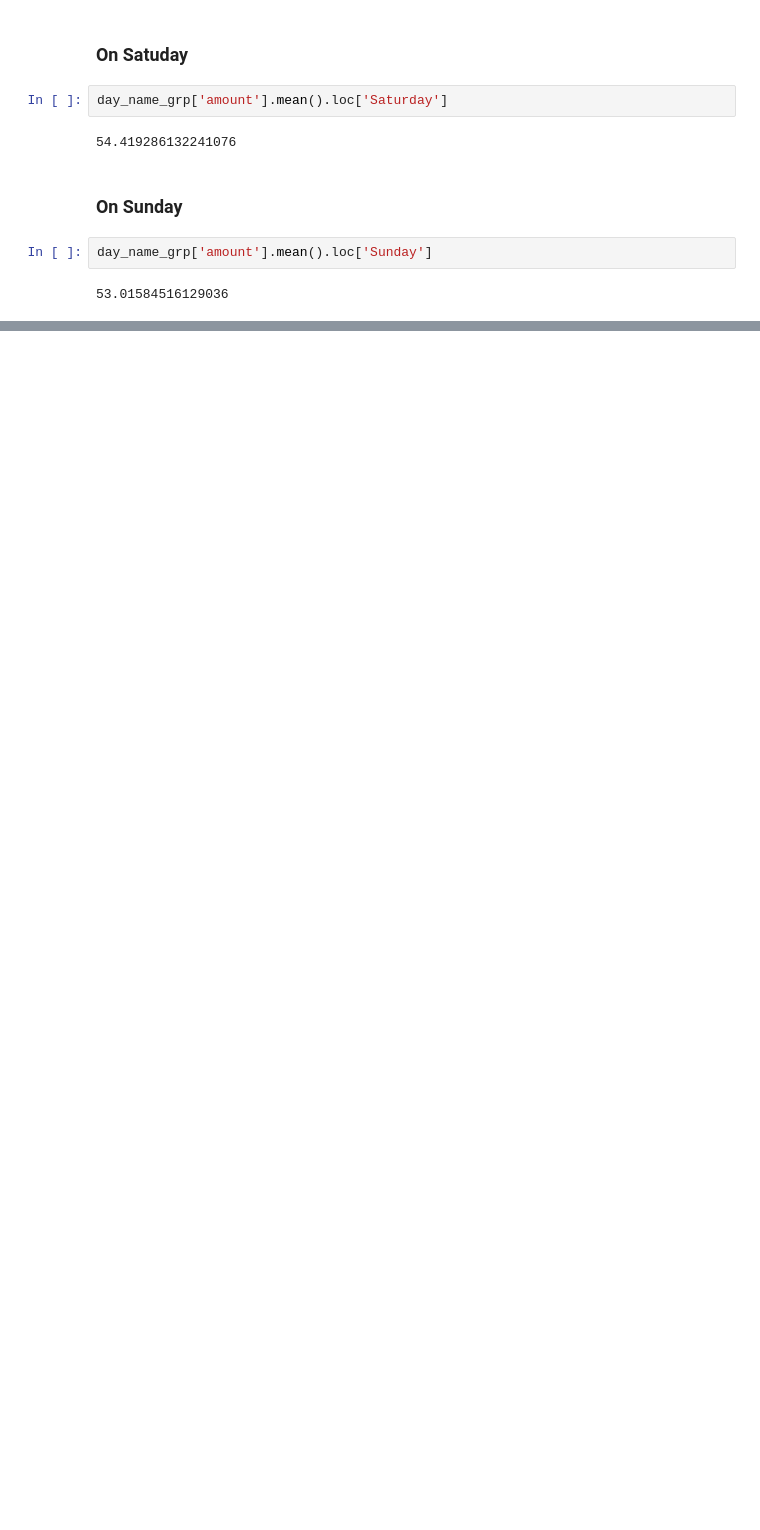
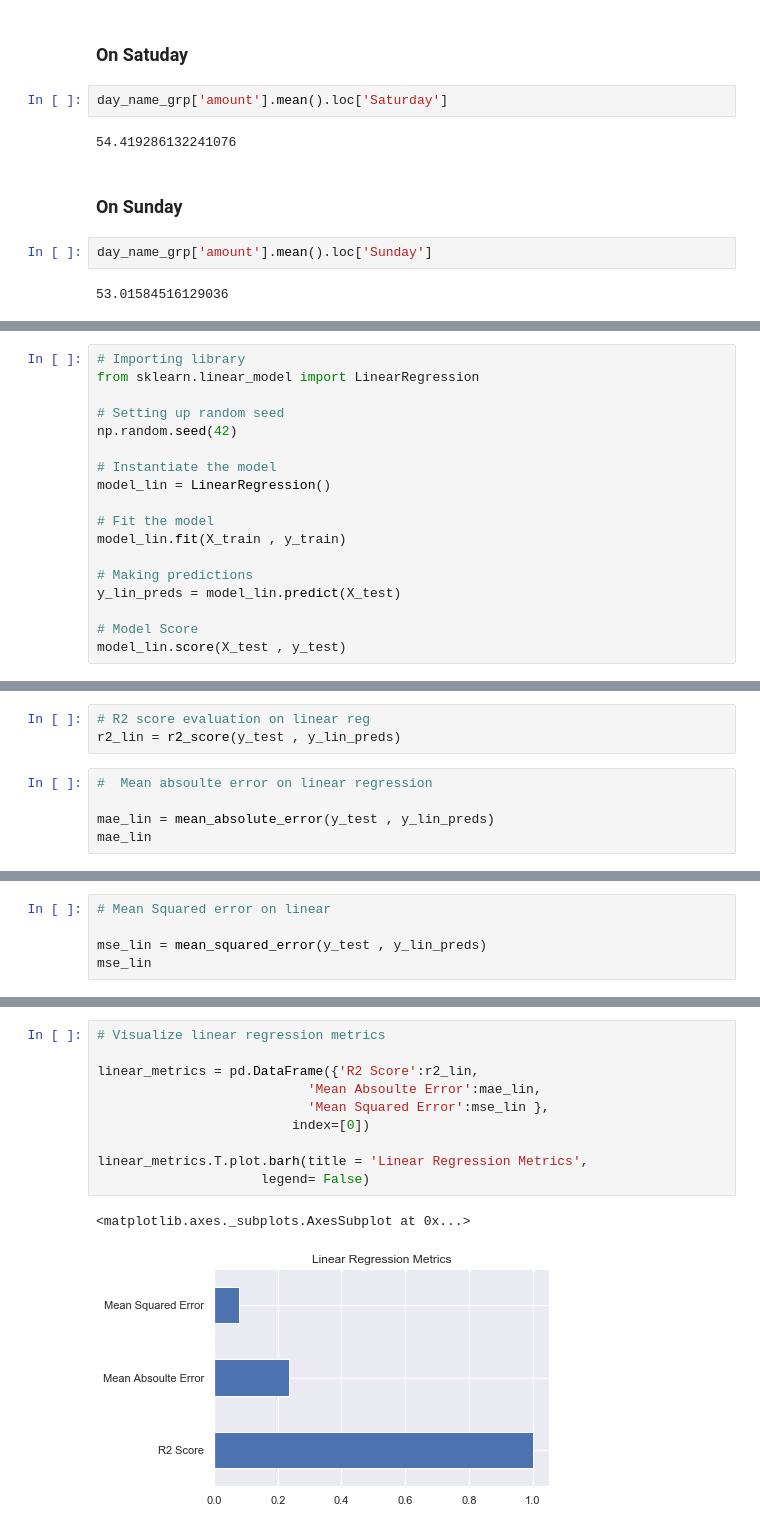
Before and after one commit to ashikshafi08/ANZ-Virtual-Internship, a Jupyter notebook: ANZ Real.ipynb, the cells around one changed output, grey strips where cells are left out. Drawn from its saved outputs; the diff is of its cells as text; blank space fills up the shorter version.

```diff
--- a/ANZ Real.ipynb
+++ b/ANZ Real.ipynb
@@ -922,0 +1294,18 @@ day_name_grp['amount'].mean().loc['Sunday']
+# %%
+# Importing library
+from sklearn.linear_model import LinearRegression
+
+# Setting up random seed
+np.random.seed(42)
+
+# Instantiate the model
+model_lin = LinearRegression()
+
+# Fit the model
+model_lin.fit(X_train , y_train)
+
+# Making predictions
+y_lin_preds = model_lin.predict(X_test)
+
+# Model Score
+model_lin.score(X_test , y_test)
@@ -922,0 +1340,8 @@ day_name_grp['amount'].mean().loc['Sunday']
+# %%
+# R2 score evaluation on linear reg
+r2_lin = r2_score(y_test , y_lin_preds)
+# %%
+#  Mean absoulte error on linear regression
+
+mae_lin = mean_absolute_error(y_test , y_lin_preds)
+mae_lin
@@ -922,0 +1350,5 @@ day_name_grp['amount'].mean().loc['Sunday']
+# %%
+# Mean Squared error on linear
+
+mse_lin = mean_squared_error(y_test , y_lin_preds)
+mse_lin
@@ -922,0 +1510,13 @@ day_name_grp['amount'].mean().loc['Sunday']
+# %%
+# Visualize linear regression metrics
+
+linear_metrics = pd.DataFrame({'R2 Score':r2_lin,
+                           'Mean Absoulte Error':mae_lin,
+                           'Mean Squared Error':mse_lin },
+                         index=[0])
+
+linear_metrics.T.plot.barh(title = 'Linear Regression Metrics',
+                     legend= False)
+# %% [output]
+<matplotlib.axes._subplots.AxesSubplot at 0x...>
+[figure, added]
```
Also changed, not shown: parts of 167 cells of this notebook, 2 other files.
